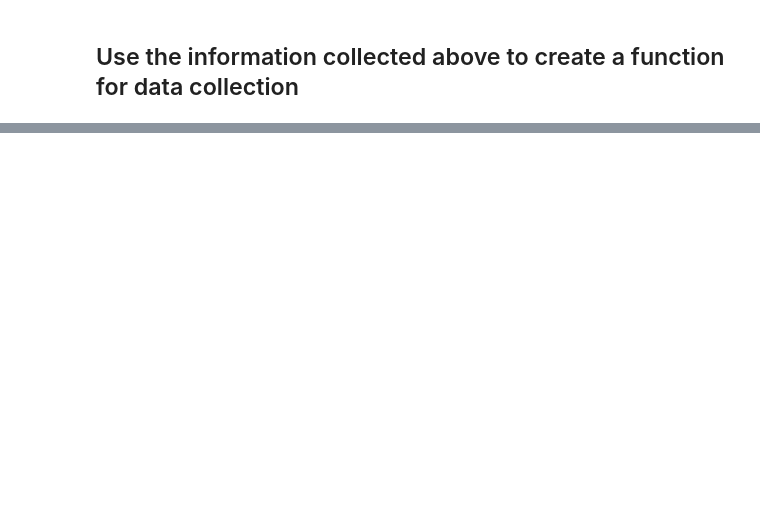
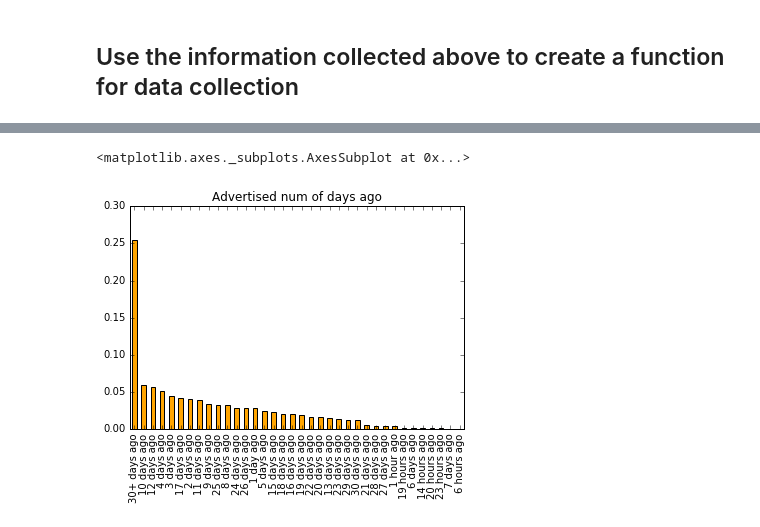
Before and after one commit to vivekbharadwaj/web_scraping, a Jupyter notebook: web_scraping_job_board.ipynb, the cells around one changed output, grey strips where cells are left out. Cells and saved outputs as stored; diff of their text form; code cells hidden in the pictures; blank space fills up the shorter version.

```diff
--- a/web_scraping_job_board.ipynb
+++ b/web_scraping_job_board.ipynb
@@ -90,4 +96,4 @@ number_of_jobs_page_area
 # %%
-number_of_jobs = re.findall('\d+', number_of_jobs_page_area)
+number_of_jobs = re.findall('\d+', number_of_jobs_page_area.replace(',',''))
 number_of_jobs
 # %% [output]
@@ -405,3 +557,4 @@ def get_job_board_data(job_query1,job_query2,job_query3):
 # %%
-get_job_board_data('data scientist','customer analytics','data analysis')
+#df_joblist = get_data_job_board('data scientist','customer analytics','data analysis')
+df_joblist = get_data_job_board('test analyst','automation','business analyst')
 # %% [output]
@@ -410,0 +605,8 @@ Create step to load details into list and subsequently, append this list into a
+# %%
+df_joblist.advertised_number_of_days_ago.value_counts(normalize=True).plot(kind='bar',
+                                  title="Advertised num of days ago",
+                                  color='orange',
+                                  align='center')
+# %% [output]
+<matplotlib.axes._subplots.AxesSubplot at 0x...>
+[figure, added]
```
Also changed, not shown: parts of 34 cells of this notebook.
